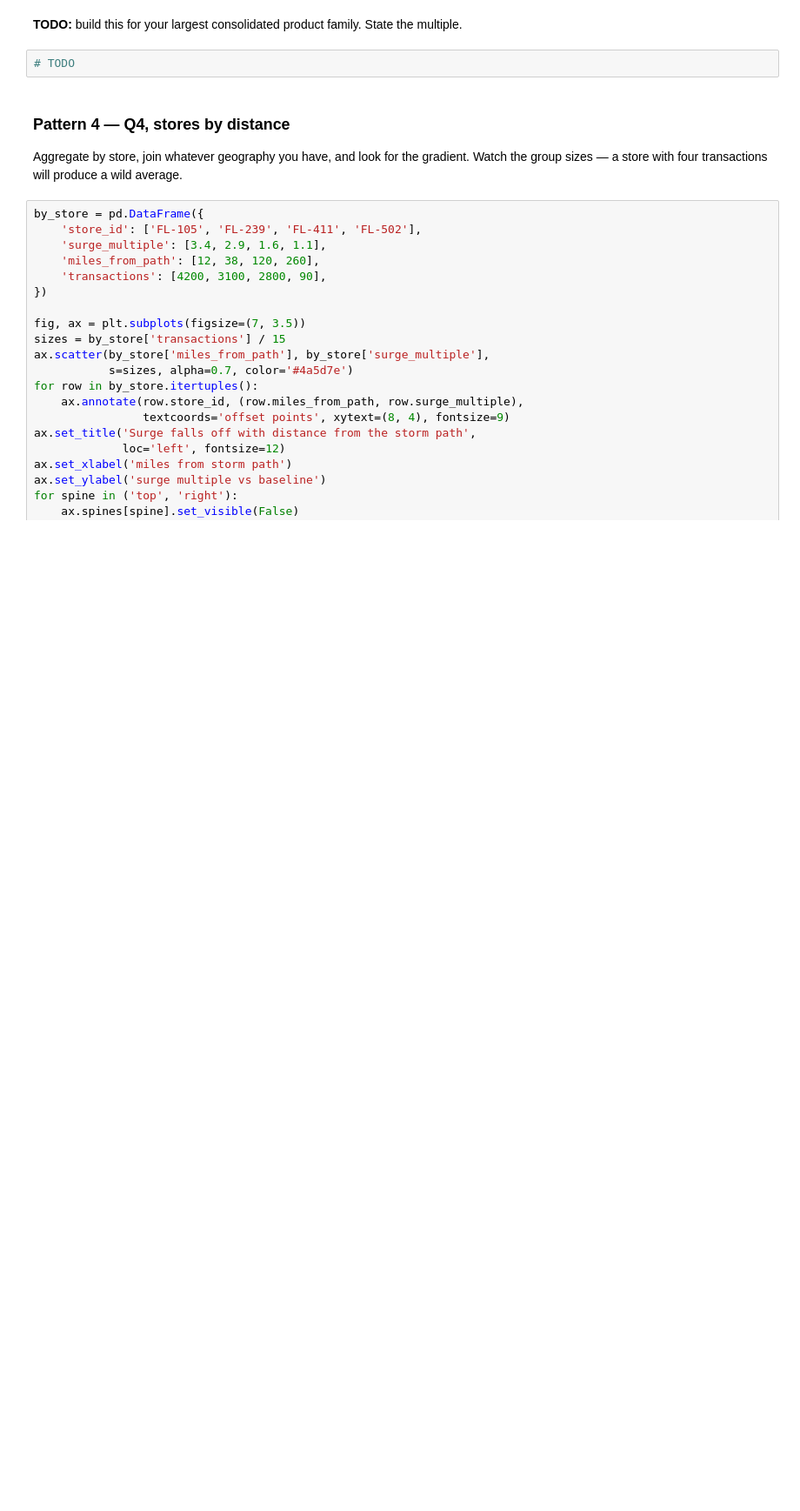
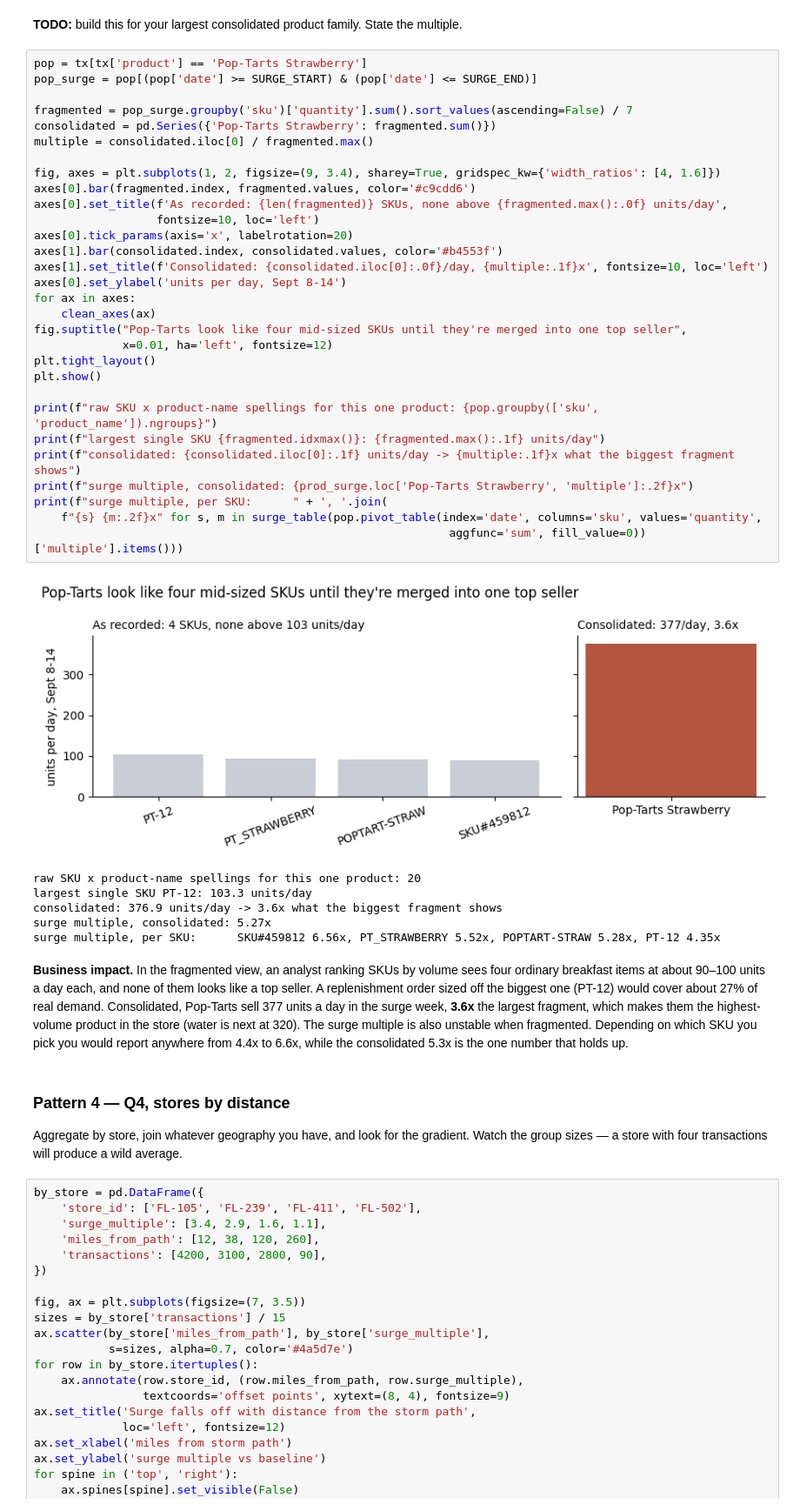
Before and after one commit to asomers205/DS2002FA26, a Jupyter notebook: notebooks/06-midterm-walmart/2026-10-28 — Midterm Clinic Analysis and Charts — Studio.ipynb, the cells around one changed output. Shown at 87% size. Cells and saved outputs as stored; diff of their text form; blank space fills up the shorter version.

```diff
--- a/notebooks/06-midterm-walmart/2026-10-28 — Midterm Clinic Analysis and Charts — Studio.ipynb
+++ b/notebooks/06-midterm-walmart/2026-10-28 — Midterm Clinic Analysis and Charts — Studio.ipynb
@@ -96,7 +328,44 @@ plt.show()
 # %% [markdown]
 **TODO:** build this for your largest consolidated product family. State the multiple.
-# %%
-# TODO
+# %%
+pop = tx[tx['product'] == 'Pop-Tarts Strawberry']
+pop_surge = pop[(pop['date'] >= SURGE_START) & (pop['date'] <= SURGE_END)]
+
+fragmented = pop_surge.groupby('sku')['quantity'].sum().sort_values(ascending=False) / 7
+consolidated = pd.Series({'Pop-Tarts Strawberry': fragmented.sum()})
+multiple = consolidated.iloc[0] / fragmented.max()
+
+fig, axes = plt.subplots(1, 2, figsize=(9, 3.4), sharey=True, gridspec_kw={'width_ratios': [4, 1.6]})
+axes[0].bar(fragmented.index, fragmented.values, color='#c9cdd6')
+axes[0].set_title(f'As recorded: {len(fragmented)} SKUs, none above {fragmented.max():.0f} units/day',
+                  fontsize=10, loc='left')
+axes[0].tick_params(axis='x', labelrotation=20)
+axes[1].bar(consolidated.index, consolidated.values, color='#b4553f')
+axes[1].set_title(f'Consolidated: {consolidated.iloc[0]:.0f}/day, {multiple:.1f}x', fontsize=10, loc='left')
+axes[0].set_ylabel('units per day, Sept 8-14')
+for ax in axes:
+    clean_axes(ax)
+fig.suptitle("Pop-Tarts look like four mid-sized SKUs until they're merged into one top seller",
+             x=0.01, ha='left', fontsize=12)
+plt.tight_layout()
+plt.show()
+
+print(f"raw SKU x product-name spellings for this one product: {pop.groupby(['sku', 'product_name']).ngroups}")
+print(f"largest single SKU {fragmented.idxmax()}: {fragmented.max():.1f} units/day")
+print(f"consolidated: {consolidated.iloc[0]:.1f} units/day -> {multiple:.1f}x what the biggest fragment shows")
+print(f"surge multiple, consolidated: {prod_surge.loc['Pop-Tarts Strawberry', 'multiple']:.2f}x")
+print(f"surge multiple, per SKU:      " + ', '.join(
+    f"{s} {m:.2f}x" for s, m in surge_table(pop.pivot_table(index='date', columns='sku', values='quantity',
+                                                             aggfunc='sum', fill_value=0))['multiple'].items()))
+# %% [output]
+[figure, added]
+raw SKU x product-name spellings for this one product: 20
+largest single SKU PT-12: 103.3 units/day
+consolidated: 376.9 units/day -> 3.6x what the biggest fragment shows
+surge multiple, consolidated: 5.27x
+surge multiple, per SKU:      SKU#459812 6.56x, PT_STRAWBERRY 5.52x, POPTART-STRAW 5.28x, PT-12 4.35x
+# %% [markdown]
+**Business impact.** In the fragmented view, an analyst ranking SKUs by volume sees four ordinary breakfast items at about 90–100 units a day each, and none of them looks like a top seller. A replenishment order sized off the biggest one (PT-12) would cover about 27% of real demand. Consolidated, Pop-Tarts sell 377 units a day in the surge week, **3.6x** the largest fragment, which makes them the highest-volume product in the store (water is next at 320). The surge multiple is also unstable when fragmented. Depending on which SKU you pick you would report anywhere from 4.4x to 6.6x, while the consolidated 5.3x is the one number that holds up.
 # %% [markdown]
 ### Pattern 4 — Q4, stores by distance
 
```
Also changed, not shown: parts of 18 cells of this notebook.
